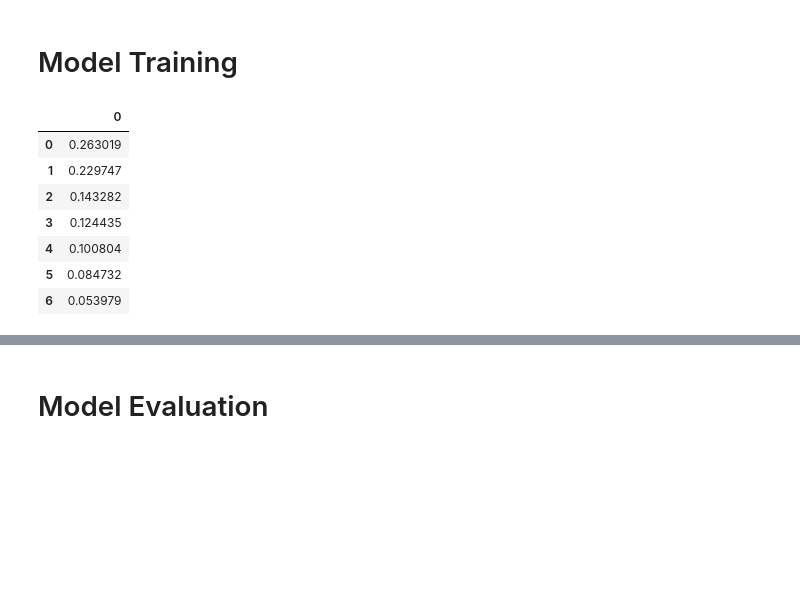
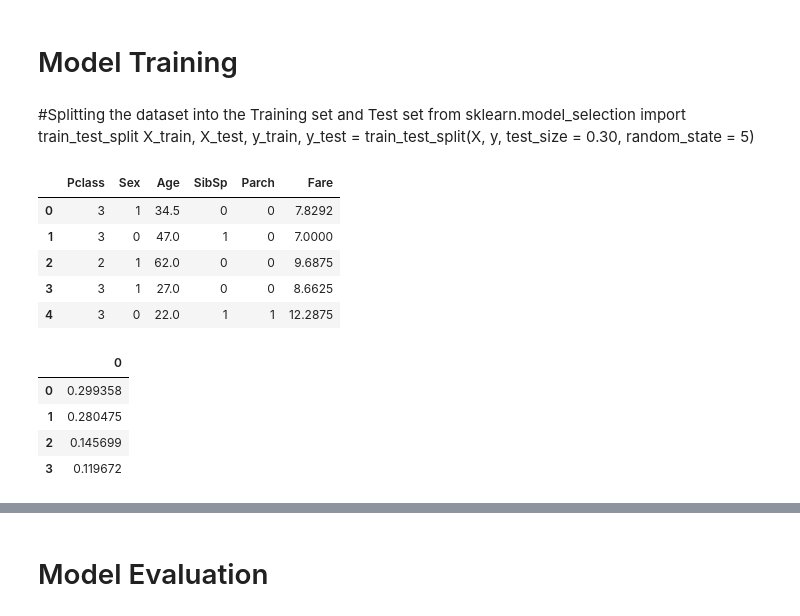
Before and after one commit to aniruddhachoudhury/Titanic-Prediction-Model, a Jupyter notebook: Titanic Prediction.ipynb, the cells around one changed output, grey strips where cells are left out. Cells and saved outputs as stored; diff of their text form; code cells hidden in the pictures; blank space fills up the shorter version.

```diff
--- a/Titanic Prediction.ipynb
+++ b/Titanic Prediction.ipynb
@@ -276,0 +359,33 @@ X_train, X_test, y_train, y_test = train_test_split(X, y, test_size = 0.20, rand
+# %% [markdown]
+
+#Splitting the dataset into the Training set and Test set
+from sklearn.model_selection  import train_test_split
+X_train, X_test, y_train, y_test = train_test_split(X, y, test_size = 0.30, random_state = 5)
+# %%
+X_train=titanic_train.drop(columns=['Survived','Embarked','Cabin','Name','Ticket','PassengerId'],axis=1)
+# %%
+#Encoding categorical data
+from sklearn.preprocessing import LabelEncoder, OneHotEncoder
+
+#Encoding the Dependent Variable
+labelencoder_y = LabelEncoder()
+
+X_train['Sex'] = labelencoder_y.fit_transform(X_train['Sex'])
+# %%
+X_test=titanic_test.drop(columns=['Embarked','Cabin','Name','Ticket','PassengerId'],axis=1)
+# %%
+#Encoding categorical data
+from sklearn.preprocessing import LabelEncoder, OneHotEncoder
+
+#Encoding the Dependent Variable
+labelencoder_y = LabelEncoder()
+
+X_test['Sex'] = labelencoder_y.fit_transform(X_test['Sex'])
+X_test.head()
+# %% [output]
+|  | Pclass | Sex | Age | SibSp | Parch | Fare |
+| 0 | 3 | 1 | 34.5 | 0 | 0 | 7.8292 |
+| 1 | 3 | 0 | 47.0 | 1 | 0 | 7.0000 |
+| 2 | 2 | 1 | 62.0 | 0 | 0 | 9.6875 |
+| 3 | 3 | 1 | 27.0 | 0 | 0 | 8.6625 |
+| 4 | 3 | 0 | 22.0 | 1 | 1 | 12.2875 |
@@ -288,20 +409,17 @@ X_train = X_train2
 X_test = X_test2
 # %%
 from sklearn.decomposition import PCA
-pca = PCA(n_components = None)
+pca = PCA(n_components = 4)
 X_train = pca.fit_transform(X_train)
 X_test = pca.transform(X_test)
 explained_variance = pca.explained_variance_ratio_
 pd.DataFrame(explained_variance)
 # %% [output]
 |  | 0 |
-| 0 | 0.263019 |
-| 1 | 0.229747 |
-| 2 | 0.143282 |
-| 3 | 0.124435 |
-| 4 | 0.100804 |
-| 5 | 0.084732 |
-| 6 | 0.053979 |
+| 0 | 0.299358 |
+| 1 | 0.280475 |
+| 2 | 0.145699 |
+| 3 | 0.119672 |
 # %%
 #### Model Building ####
 
```
Also changed, not shown: parts of 29 cells of this notebook.
